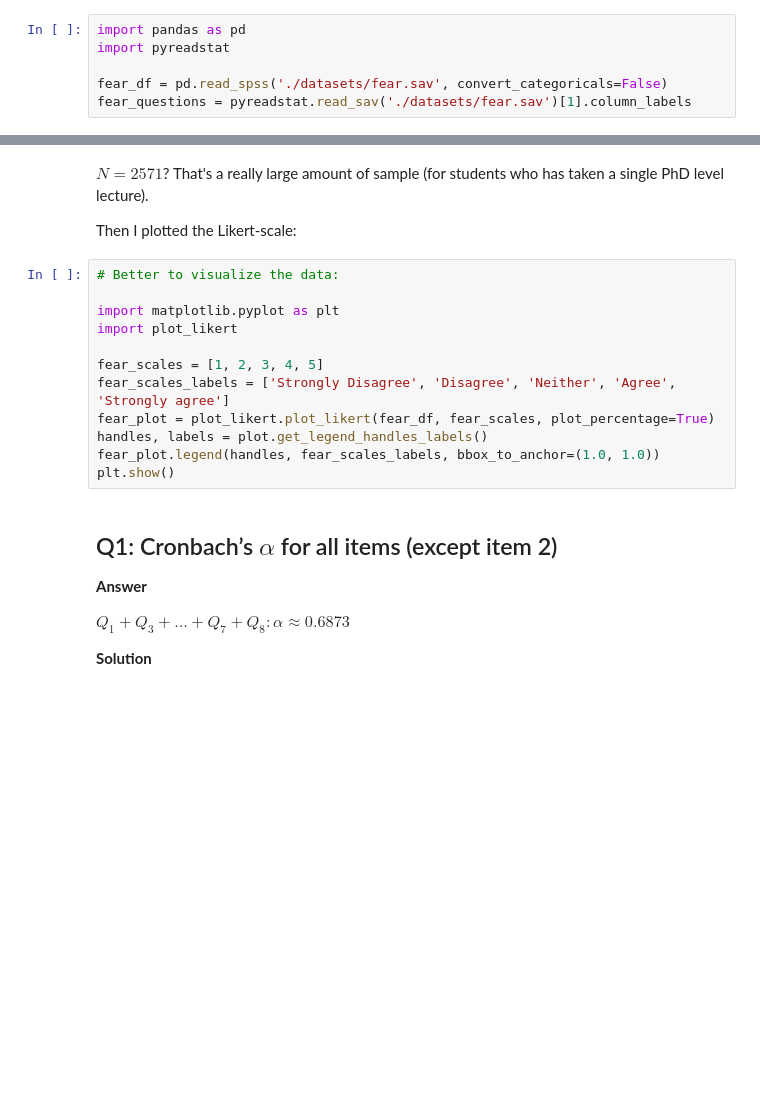
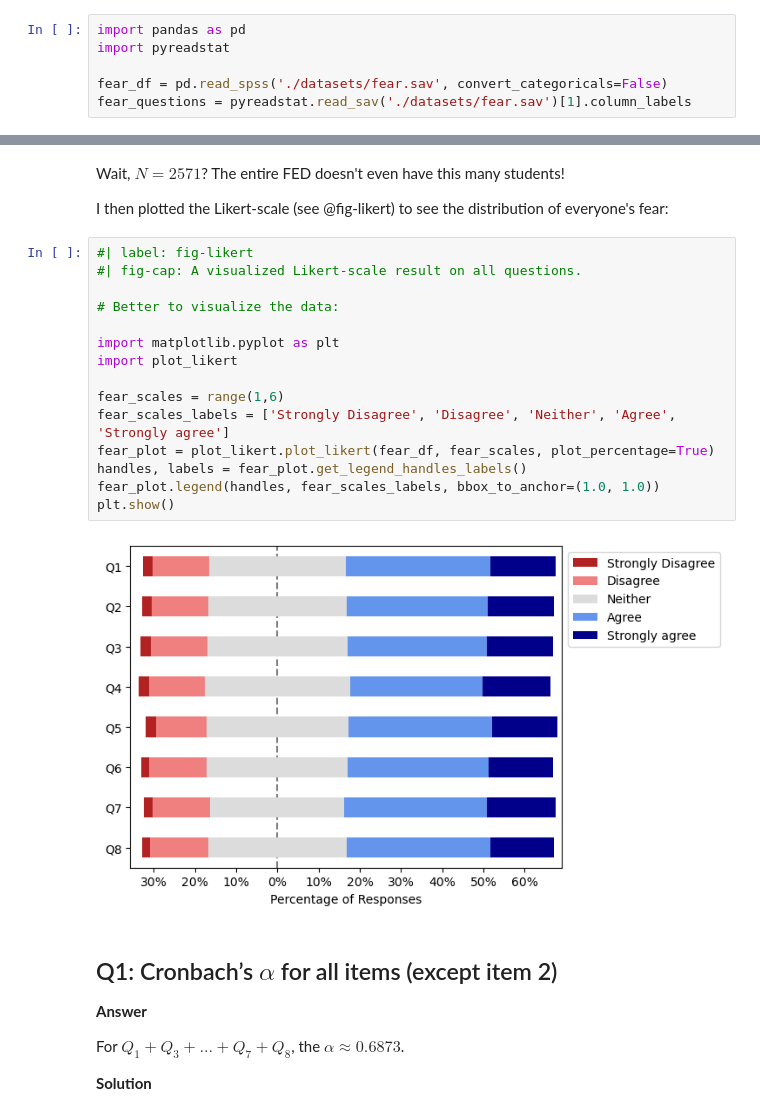
Before and after one commit to AliceAmamiya/educ8009, a Jupyter notebook: session11-12/assignment.ipynb, the cells around one changed output, grey strips where cells are left out. Drawn from its saved outputs; the diff is of its cells as text; blank space fills up the shorter version.

```diff
--- a/session11-12/assignment.ipynb
+++ b/session11-12/assignment.ipynb
@@ -73,25 +104,30 @@ print(f'Description: \n', fear_df.describe())
-# %% [markdown]
-$N = 2571$? That's a really large amount of sample (for students who has taken a single PhD level lecture).
-
-Then I plotted the Likert-scale:
+# %% [markdown]
+Wait, $N = 2571$? The entire FED doesn't even have this many students!
+
+I then plotted the Likert-scale (see @fig-likert) to see the distribution of everyone's fear:
 # %%
+#| label: fig-likert
+#| fig-cap: A visualized Likert-scale result on all questions.
+
 # Better to visualize the data:
 
 import matplotlib.pyplot as plt
 import plot_likert
 
-fear_scales = [1, 2, 3, 4, 5]
+fear_scales = range(1,6)
 fear_scales_labels = ['Strongly Disagree', 'Disagree', 'Neither', 'Agree', 'Strongly agree']
 fear_plot = plot_likert.plot_likert(fear_df, fear_scales, plot_percentage=True)
-handles, labels = plot.get_legend_handles_labels()
+handles, labels = fear_plot.get_legend_handles_labels()
 fear_plot.legend(handles, fear_scales_labels, bbox_to_anchor=(1.0, 1.0))
 plt.show()
+# %% [output]
+[figure, added]
 # %% [markdown]
 ## Q1: Cronbach’s $\alpha$ for all items (except item 2)
 
 **Answer**
 
-$Q_1 + Q_3 + ... + Q_7 + Q_8: \alpha \approx 0.6873$
+For $Q_1 + Q_3 + ... + Q_7 + Q_8$, the $\alpha \approx 0.6873$.
 
 **Solution**
 # %%
```
Also changed, not shown: parts of 21 cells of this notebook, 23 other files.
